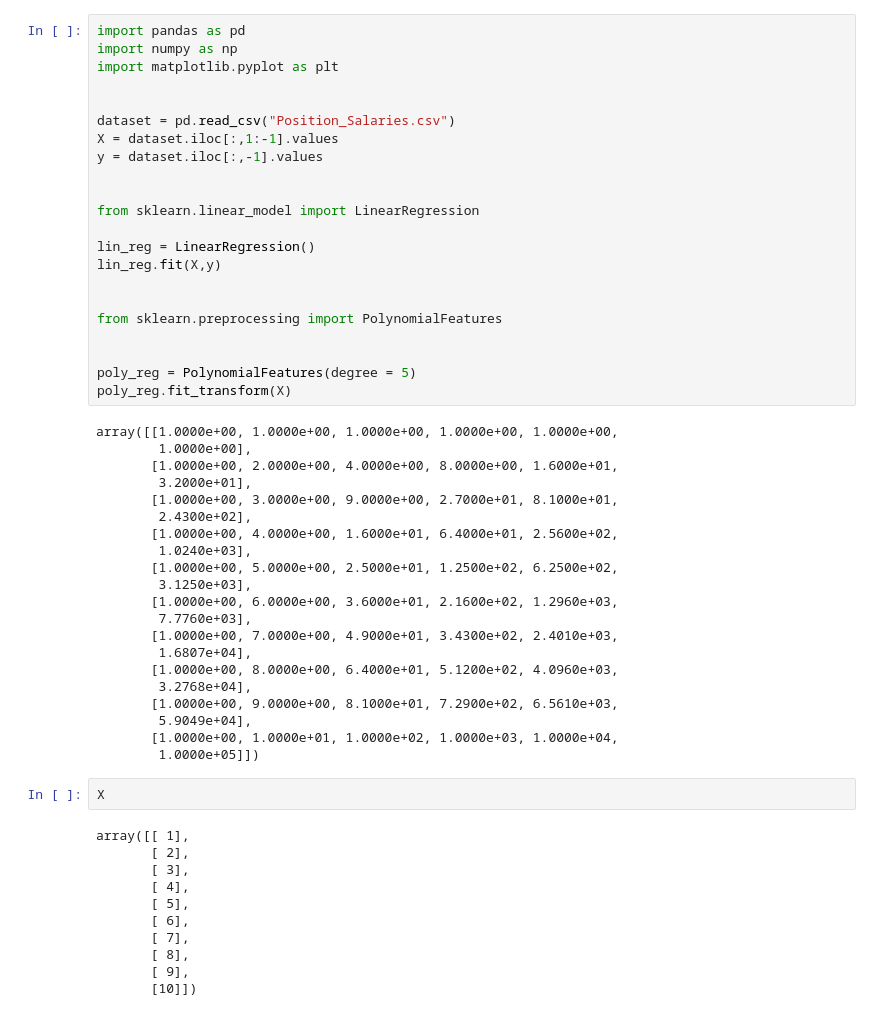
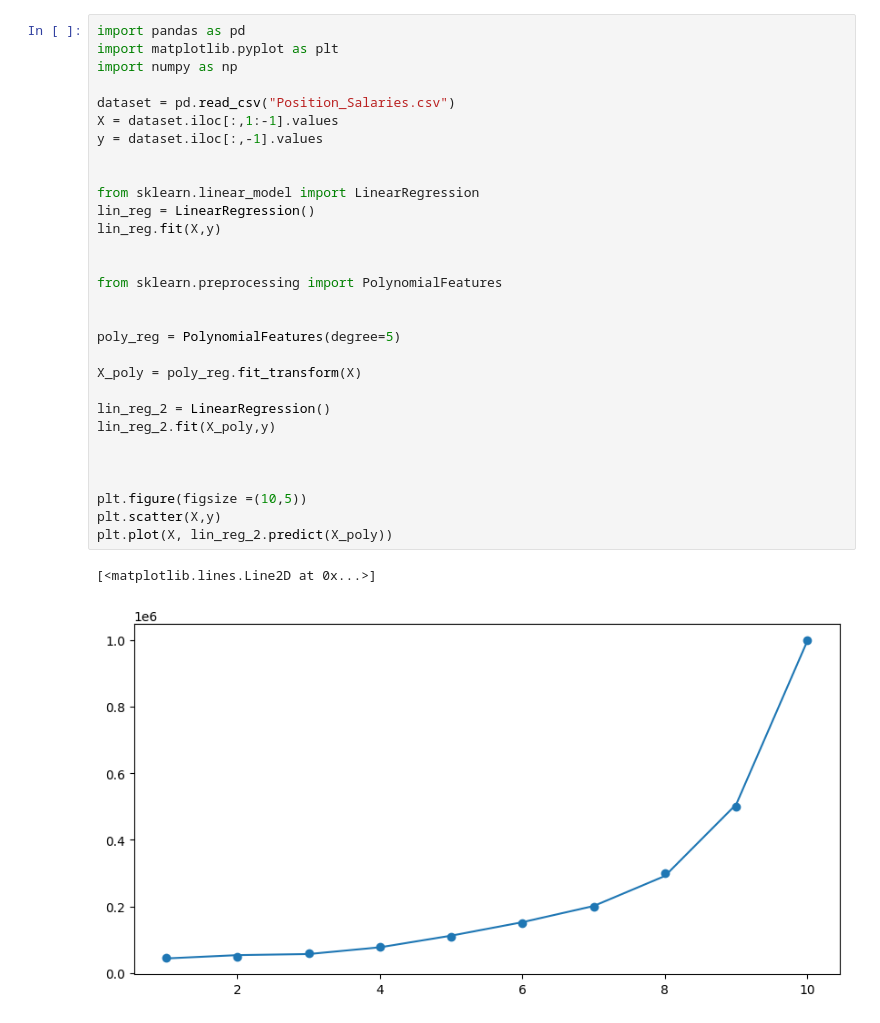
Before and after one commit to XXRadeonXFX/ML_Basics, a Jupyter notebook: Machine Learning A-Z (Codes and Datasets)/Part 2 - Regression/Section 6 - Polynomial Regression/Python/Practice-01.ipynb, the cells around one changed output. Cells and saved outputs as stored; diff of their text form.

```diff
--- a/Machine Learning A-Z (Codes and Datasets)/Part 2 - Regression/Section 6 - Polynomial Regression/Python/Practice-01.ipynb
+++ b/Machine Learning A-Z (Codes and Datasets)/Part 2 - Regression/Section 6 - Polynomial Regression/Python/Practice-01.ipynb
@@ -1,56 +1,33 @@
 # %%
 import pandas as pd
+import matplotlib.pyplot as plt
 import numpy as np
-import matplotlib.pyplot as plt
-
 
 dataset = pd.read_csv("Position_Salaries.csv")
 X = dataset.iloc[:,1:-1].values
 y = dataset.iloc[:,-1].values
 
 
 from sklearn.linear_model import LinearRegression
-
 lin_reg = LinearRegression()
 lin_reg.fit(X,y)
 
 
 from sklearn.preprocessing import PolynomialFeatures
 
 
-poly_reg = PolynomialFeatures(degree = 5)
-poly_reg.fit_transform(X)
+poly_reg = PolynomialFeatures(degree=5)
+
+X_poly = poly_reg.fit_transform(X)
+
+lin_reg_2 = LinearRegression()
+lin_reg_2.fit(X_poly,y)
+
+
+
+plt.figure(figsize =(10,5))
+plt.scatter(X,y)
+plt.plot(X, lin_reg_2.predict(X_poly))
 # %% [output]
-array([[1.0000e+00, 1.0000e+00, 1.0000e+00, 1.0000e+00, 1.0000e+00,
-        1.0000e+00],
-       [1.0000e+00, 2.0000e+00, 4.0000e+00, 8.0000e+00, 1.6000e+01,
-        3.2000e+01],
-       [1.0000e+00, 3.0000e+00, 9.0000e+00, 2.7000e+01, 8.1000e+01,
-        2.4300e+02],
-       [1.0000e+00, 4.0000e+00, 1.6000e+01, 6.4000e+01, 2.5600e+02,
-        1.0240e+03],
-       [1.0000e+00, 5.0000e+00, 2.5000e+01, 1.2500e+02, 6.2500e+02,
-        3.1250e+03],
-       [1.0000e+00, 6.0000e+00, 3.6000e+01, 2.1600e+02, 1.2960e+03,
-        7.7760e+03],
-       [1.0000e+00, 7.0000e+00, 4.9000e+01, 3.4300e+02, 2.4010e+03,
-        1.6807e+04],
-       [1.0000e+00, 8.0000e+00, 6.4000e+01, 5.1200e+02, 4.0960e+03,
-        3.2768e+04],
-       [1.0000e+00, 9.0000e+00, 8.1000e+01, 7.2900e+02, 6.5610e+03,
-        5.9049e+04],
-       [1.0000e+00, 1.0000e+01, 1.0000e+02, 1.0000e+03, 1.0000e+04,
-        1.0000e+05]])
+[<matplotlib.lines.Line2D at 0x...>]
+[figure, added]
-# %%
-X
-# %% [output]
-array([[ 1],
-       [ 2],
-       [ 3],
-       [ 4],
-       [ 5],
-       [ 6],
-       [ 7],
-       [ 8],
-       [ 9],
-       [10]])
```
Also changed, not shown: parts of 1 cell of this notebook.
